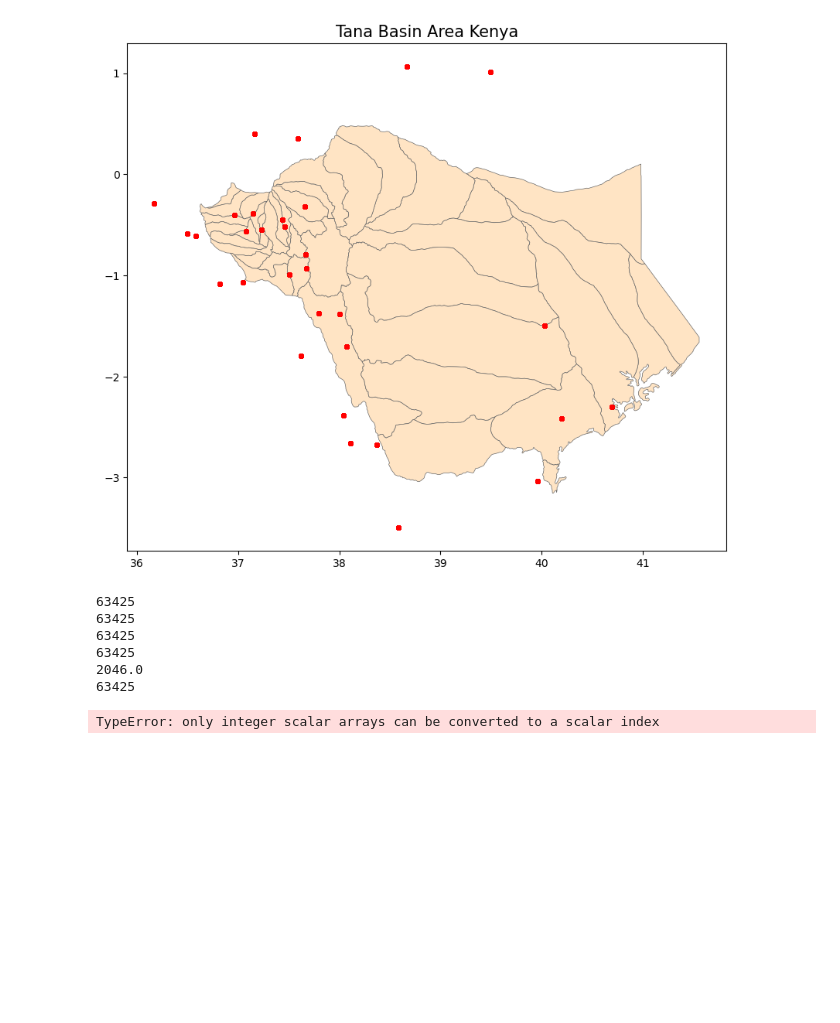
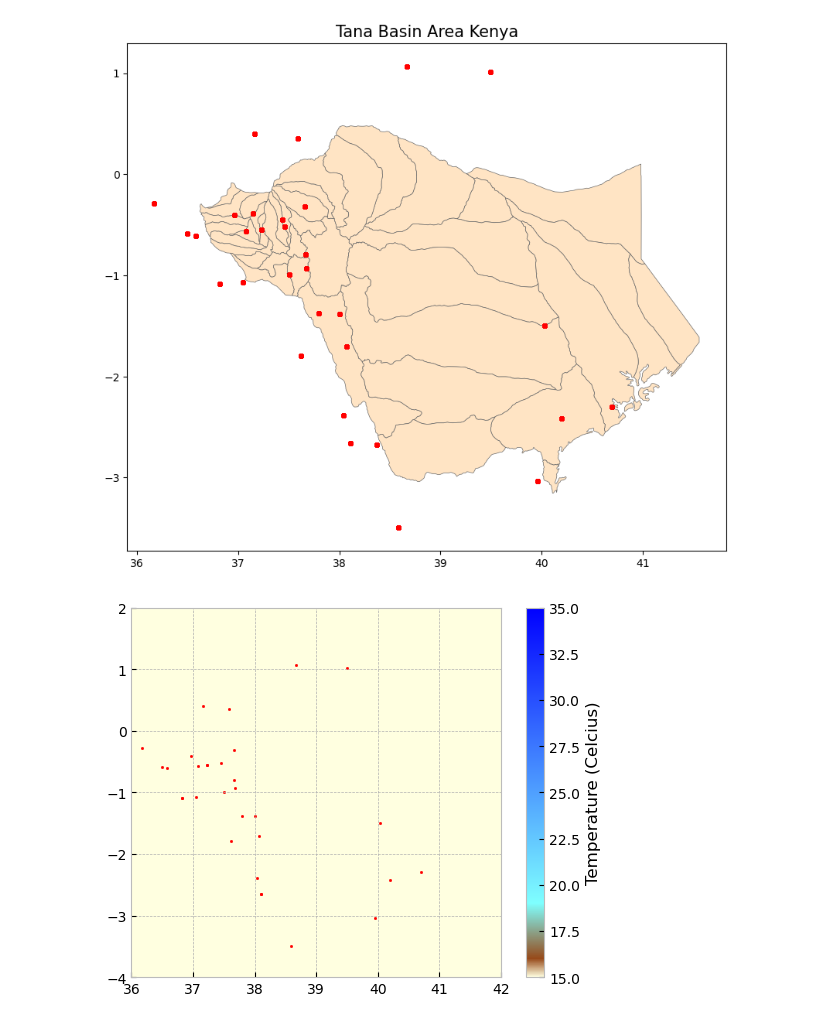
Before and after one commit to pjdebruijn2505/Git_mdp, a Jupyter notebook: data_processing/Interpolation_data_stations.ipynb, the cells around one changed output. Drawn from its saved outputs; the diff is of its cells as text; code cells hidden in the pictures; blank space fills up the shorter version.

```diff
--- a/data_processing/Interpolation_data_stations.ipynb
+++ b/data_processing/Interpolation_data_stations.ipynb
@@ -123,20 +121,14 @@ for key in dataframes:
     time_series.extend(dataframes[key].index)  # Adjust 'time_series' according to your data
     dataframe_count += 1
 
-print(len(lon))
-print(len(lat))
-print(len(z))
-print(len(time_series))
-print((len(time_series)+1) /dataframe_count)
 z_cur = np.zeros(2045)
 
 z_avg_value = np.nanmean(z)
-#print(z_avg_value)
+
 nan_mask = np.isnan(z)
-print(len(nan_mask))
-z[nan_mask] = z_avg_value
+z = np.where(nan_mask, z_avg_value, z)
 
-for t in range(0, 1):#int(len(time_series)/ dataframe_count)):
+for t in range(0, 13):#int(len(time_series)/ dataframe_count)):
     lon_cur, lat_cur, z_cur = np.zeros(31), np.zeros(31), np.zeros(31)
     z_list = []
     ss_list = []
@@ -145,25 +137,10 @@ for t in range(0, 1):#int(len(time_series)/ dataframe_count)):
         lon_cur[f] = lon[index]
         lat_cur[f] = lat[index]
         z_cur[f] = z[index]
-    print(z_cur)
-    OK = OrdinaryKriging(lon_cur, lat_cur, z_cur, variogram_model='gaussian', verbose=True, enable_plotting=False,nlags=10, weight=True)
+    OK = OrdinaryKriging(lon_cur, lat_cur, z_cur, variogram_model='gaussian', verbose=False, enable_plotting=False,nlags=10, weight=True)
     z1, ss1 = OK.execute('grid', grid_lons, grid_lats)
     z_list.append(z1)
     ss_list.append(ss1)
-
-
-print(type(z_list))
-
-print(len(z_list))
-print(z_list)
-# %% [output]
-63425
-63425
-63425
-63425
-2046.0
-63425
-TypeError: only integer scalar arrays can be converted to a scalar index
 # %%
 # Create a custom color gradient for our colormap.
 cdict = {  'red'  :  [(0.0, 1.0, 1.0),
@@ -179,4 +156,25 @@ cdict = {  'red'  :  [(0.0, 1.0, 1.0),
                     (1.0, 1.0, 1.0)]}
 
 cm = mpl.colors.LinearSegmentedColormap('my_colormap', cdict, 1024)
+# %%
+path_shape = os.path.join(data_path, 'total_tana_catchement_area_clip_projected.gpkg')
+
+options = gdal.WarpOptions(cutlineDSName=path_shape,
+                           cropToCutline=True,  # Crop the output to the extent of the cutline
+                           dstNodata=0,  # Set nodata value for areas outside the cutline
+                           dstSRS='EPSG:32737')  # Specify the output coordinate system if needed
+
+
+
+
+ras = gdal.Translate('temp.tif', gdal_array.OpenArray(z_list[0]), format = 'MEM',
+                         outputSRS = 'EPSG:32737', outputBounds = [36, 42, -4, 2])
+ras_clipped = gdal.Warp('temp_clip.tif', ras, options=options)
+cax = plt.imshow(np.flipud(ras_clipped.GetRasterBand(1).ReadAsArray()), cmap=cm, vmin=15, vmax=35, extent=(36, 42, -4, 2), origin='lower')
+plt.scatter(lon_cur, lat_cur, s=10, c='red', marker='.')
+cbar=plt.colorbar(cax, label='Temperature (Celcius)')
+    # Label the figure with the year and month for easy identification.
+    #plt.title('Monthly Precipitation in Ontario - ' + months[means[i]['month'][0] - 4] + '-' + str(means[i]['year'][0]))
+# %% [output]
+[figure, added]
 # %%
```
Also changed, not shown: parts of 3 cells of this notebook, 2 other files.
